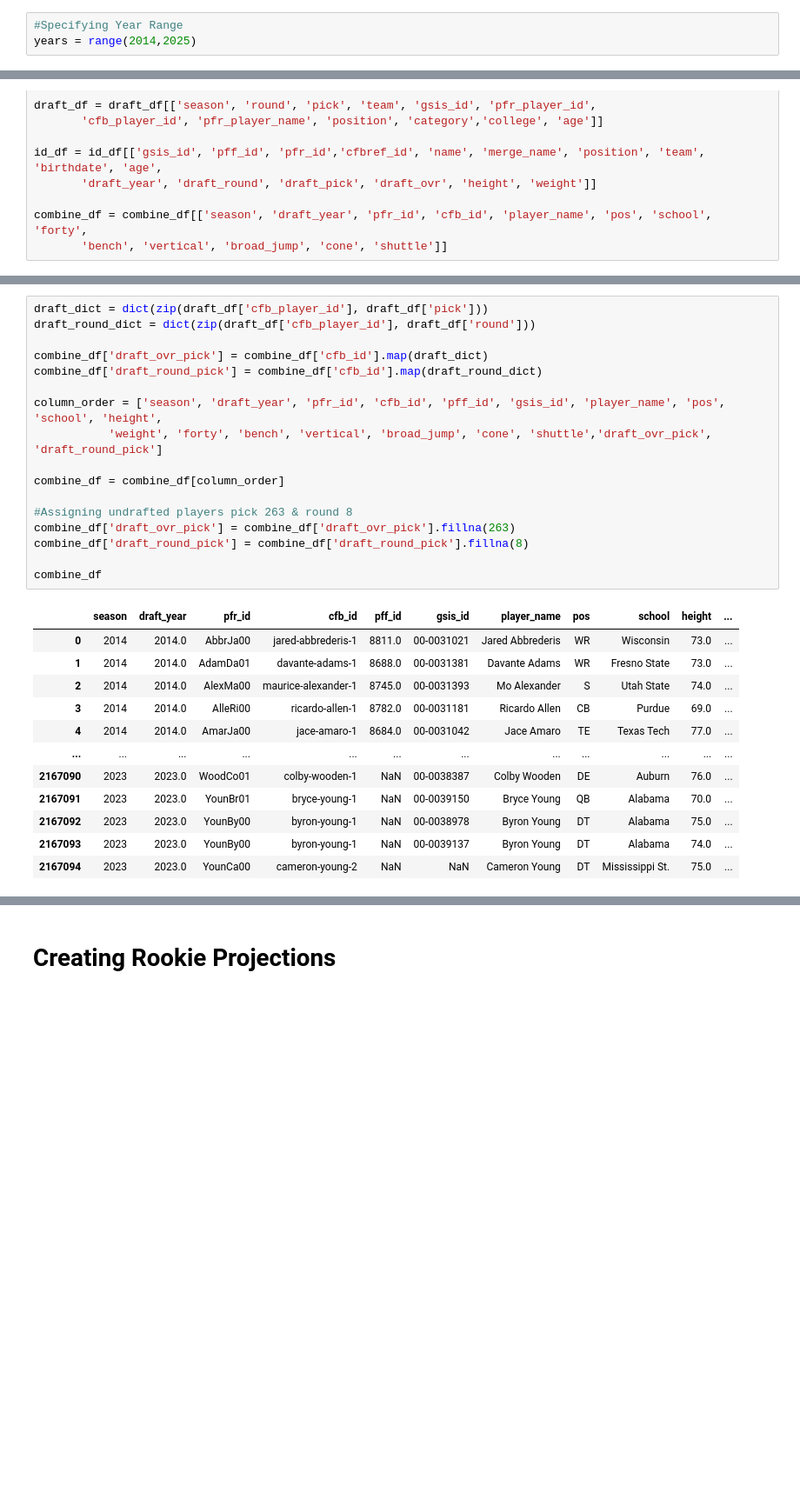
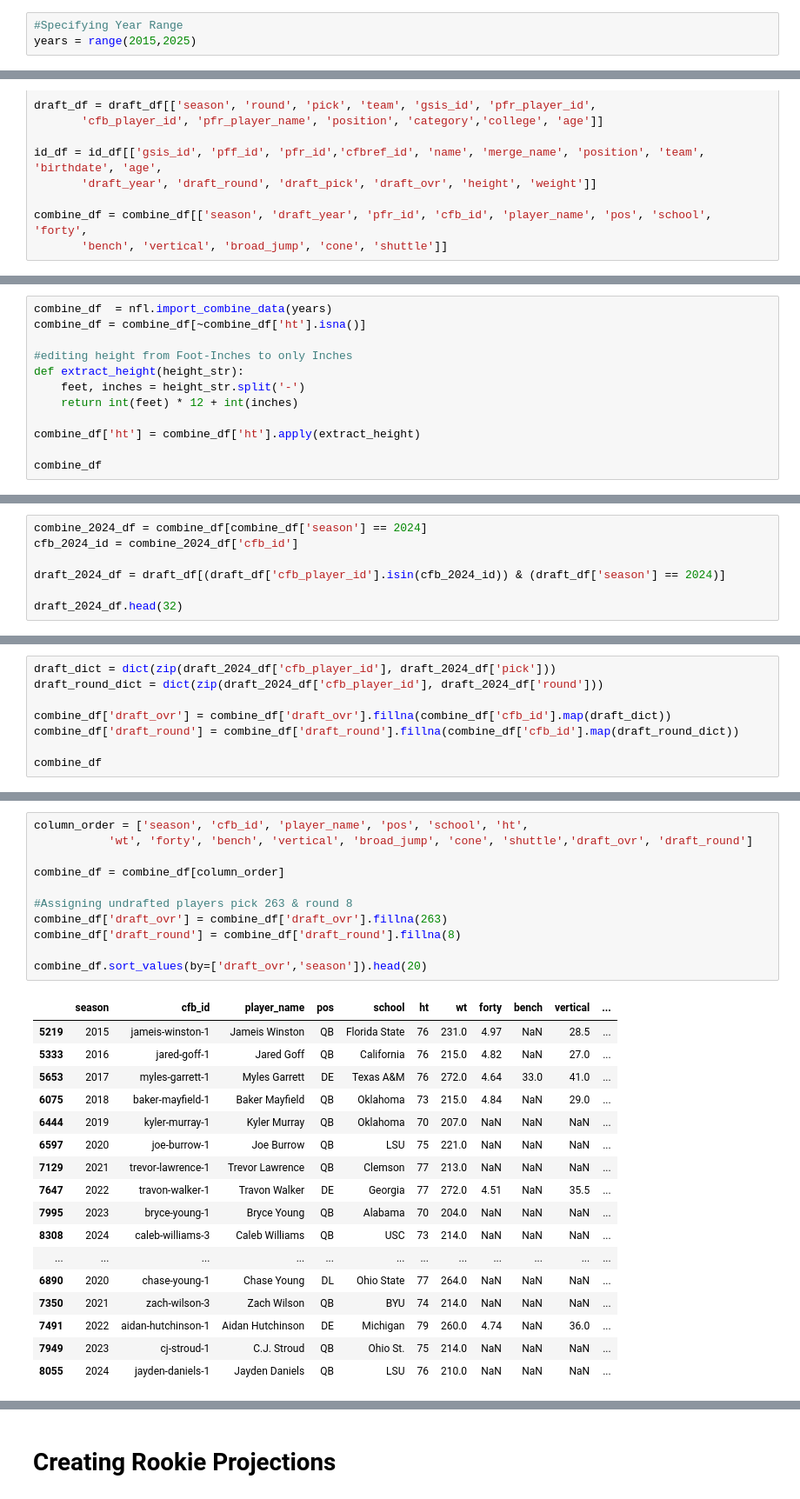
Before and after one commit to JoshKepler/Portfolio, a Jupyter notebook: NFL Project/Projected Draft Position & Stats.ipynb, the cells around one changed output, grey strips where cells are left out. Shown at 87% size. Cells and saved outputs as stored; diff of their text form; blank space fills up the shorter version.

```diff
--- a/NFL Project/Projected Draft Position & Stats.ipynb
+++ b/NFL Project/Projected Draft Position & Stats.ipynb
@@ -18,7 +18,7 @@ from sklearn.ensemble import GradientBoostingRegressor
 from sklearn.metrics import mean_squared_error, mean_absolute_error
 # %%
 #Specifying Year Range
-years = range(2014,2025)
+years = range(2015,2025)
 # %%
 #Pull in CSVs from Personal GitHubs
 epa_df = pd.read_csv("https://raw.githubusercontent.com/JoshKepler/Portfolio/main/NFL%20Project/Data/combined_EPA.csv")
@@ -478,0 +460,12 @@ combine_df
+# %%
+combine_df  = nfl.import_combine_data(years)
+combine_df = combine_df[~combine_df['ht'].isna()]
+
+#editing height from Foot-Inches to only Inches
+def extract_height(height_str):
+    feet, inches = height_str.split('-')
+    return int(feet) * 12 + int(inches)
+
+combine_df['ht'] = combine_df['ht'].apply(extract_height)
+
+combine_df
@@ -478,0 +486,7 @@ combine_df
+# %%
+combine_2024_df = combine_df[combine_df['season'] == 2024]
+cfb_2024_id = combine_2024_df['cfb_id']
+
+draft_2024_df = draft_df[(draft_df['cfb_player_id'].isin(cfb_2024_id)) & (draft_df['season'] == 2024)]
+
+draft_2024_df.head(32)
@@ -478,0 +511,8 @@ combine_df
+# %%
+draft_dict = dict(zip(draft_2024_df['cfb_player_id'], draft_2024_df['pick']))
+draft_round_dict = dict(zip(draft_2024_df['cfb_player_id'], draft_2024_df['round']))
+
+combine_df['draft_ovr'] = combine_df['draft_ovr'].fillna(combine_df['cfb_id'].map(draft_dict))
+combine_df['draft_round'] = combine_df['draft_round'].fillna(combine_df['cfb_id'].map(draft_round_dict))
+
+combine_df
@@ -479,30 +533,29 @@ combine_df
 # %%
-draft_dict = dict(zip(draft_df['cfb_player_id'], draft_df['pick']))
-draft_round_dict = dict(zip(draft_df['cfb_player_id'], draft_df['round']))
-
-combine_df['draft_ovr_pick'] = combine_df['cfb_id'].map(draft_dict)
-combine_df['draft_round_pick'] = combine_df['cfb_id'].map(draft_round_dict)
-
-column_order = ['season', 'draft_year', 'pfr_id', 'cfb_id', 'pff_id', 'gsis_id', 'player_name', 'pos', 'school', 'height',
-           'weight', 'forty', 'bench', 'vertical', 'broad_jump', 'cone', 'shuttle','draft_ovr_pick', 'draft_round_pick']
+column_order = ['season', 'cfb_id', 'player_name', 'pos', 'school', 'ht',
+           'wt', 'forty', 'bench', 'vertical', 'broad_jump', 'cone', 'shuttle','draft_ovr', 'draft_round']
 
 combine_df = combine_df[column_order]
 
 #Assigning undrafted players pick 263 & round 8
-combine_df['draft_ovr_pick'] = combine_df['draft_ovr_pick'].fillna(263)
-combine_df['draft_round_pick'] = combine_df['draft_round_pick'].fillna(8)
+combine_df['draft_ovr'] = combine_df['draft_ovr'].fillna(263)
+combine_df['draft_round'] = combine_df['draft_round'].fillna(8)
 
-combine_df
+combine_df.sort_values(by=['draft_ovr','season']).head(20)
 # %% [output]
-|  | season | draft_year | pfr_id | cfb_id | pff_id | gsis_id | player_name | pos | school | height | ... |
-| 0 | 2014 | 2014.0 | AbbrJa00 | jared-abbrederis-1 | 8811.0 | 00-0031021 | Jared Abbrederis | WR | Wisconsin | 73.0 | ... |
-| 1 | 2014 | 2014.0 | AdamDa01 | davante-adams-1 | 8688.0 | 00-0031381 | Davante Adams | WR | Fresno State | 73.0 | ... |
-| 2 | 2014 | 2014.0 | AlexMa00 | maurice-alexander-1 | 8745.0 | 00-0031393 | Mo Alexander | S | Utah State | 74.0 | ... |
-| 3 | 2014 | 2014.0 | AlleRi00 | ricardo-allen-1 | 8782.0 | 00-0031181 | Ricardo Allen | CB | Purdue | 69.0 | ... |
-| 4 | 2014 | 2014.0 | AmarJa00 | jace-amaro-1 | 8684.0 | 00-0031042 | Jace Amaro | TE | Texas Tech | 77.0 | ... |
+|  | season | cfb_id | player_name | pos | school | ht | wt | forty | bench | vertical | ... |
+| 5219 | 2015 | jameis-winston-1 | Jameis Winston | QB | Florida State | 76 | 231.0 | 4.97 | NaN | 28.5 | ... |
+| 5333 | 2016 | jared-goff-1 | Jared Goff | QB | California | 76 | 215.0 | 4.82 | NaN | 27.0 | ... |
+| 5653 | 2017 | myles-garrett-1 | Myles Garrett | DE | Texas A&M | 76 | 272.0 | 4.64 | 33.0 | 41.0 | ... |
+| 6075 | 2018 | baker-mayfield-1 | Baker Mayfield | QB | Oklahoma | 73 | 215.0 | 4.84 | NaN | 29.0 | ... |
+| 6444 | 2019 | kyler-murray-1 | Kyler Murray | QB | Oklahoma | 70 | 207.0 | NaN | NaN | NaN | ... |
+| 6597 | 2020 | joe-burrow-1 | Joe Burrow | QB | LSU | 75 | 221.0 | NaN | NaN | NaN | ... |
+| 7129 | 2021 | trevor-lawrence-1 | Trevor Lawrence | QB | Clemson | 77 | 213.0 | NaN | NaN | NaN | ... |
+| 7647 | 2022 | travon-walker-1 | Travon Walker | DE | Georgia | 77 | 272.0 | 4.51 | NaN | 35.5 | ... |
+| 7995 | 2023 | bryce-young-1 | Bryce Young | QB | Alabama | 70 | 204.0 | NaN | NaN | NaN | ... |
+| 8308 | 2024 | caleb-williams-3 | Caleb Williams | QB | USC | 73 | 214.0 | NaN | NaN | NaN | ... |
 | ... | ... | ... | ... | ... | ... | ... | ... | ... | ... | ... | ... |
-| 2167090 | 2023 | 2023.0 | WoodCo01 | colby-wooden-1 | NaN | 00-0038387 | Colby Wooden | DE | Auburn | 76.0 | ... |
-| 2167091 | 2023 | 2023.0 | YounBr01 | bryce-young-1 | NaN | 00-0039150 | Bryce Young | QB | Alabama | 70.0 | ... |
-| 2167092 | 2023 | 2023.0 | YounBy00 | byron-young-1 | NaN | 00-0038978 | Byron Young | DT | Alabama | 75.0 | ... |
-| 2167093 | 2023 | 2023.0 | YounBy00 | byron-young-1 | NaN | 00-0039137 | Byron Young | DT | Alabama | 74.0 | ... |
-| 2167094 | 2023 | 2023.0 | YounCa00 | cameron-young-2 | NaN | NaN | Cameron Young | DT | Mississippi St. | 75.0 | ... |
+| 6890 | 2020 | chase-young-1 | Chase Young | DL | Ohio State | 77 | 264.0 | NaN | NaN | NaN | ... |
+| 7350 | 2021 | zach-wilson-3 | Zach Wilson | QB | BYU | 74 | 214.0 | NaN | NaN | NaN | ... |
+| 7491 | 2022 | aidan-hutchinson-1 | Aidan Hutchinson | DE | Michigan | 79 | 260.0 | 4.74 | NaN | 36.0 | ... |
+| 7949 | 2023 | cj-stroud-1 | C.J. Stroud | QB | Ohio St. | 75 | 214.0 | NaN | NaN | NaN | ... |
+| 8055 | 2024 | jayden-daniels-1 | Jayden Daniels | QB | LSU | 76 | 210.0 | NaN | NaN | NaN | ... |
```
Also changed, not shown: parts of 45 cells of this notebook.
